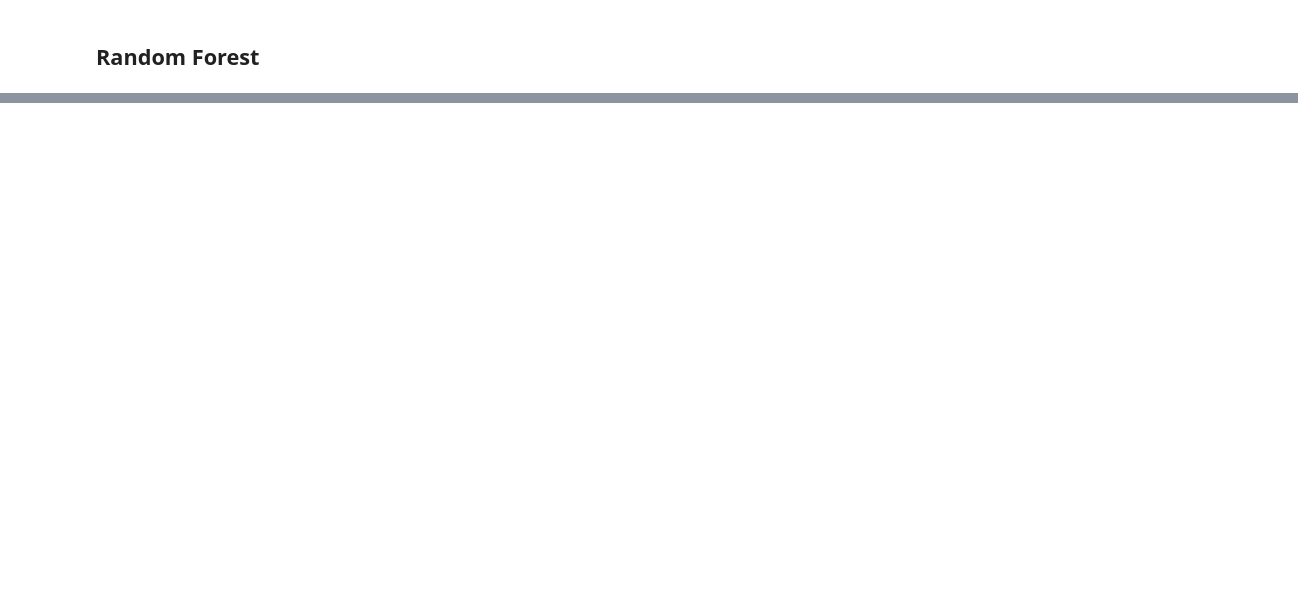
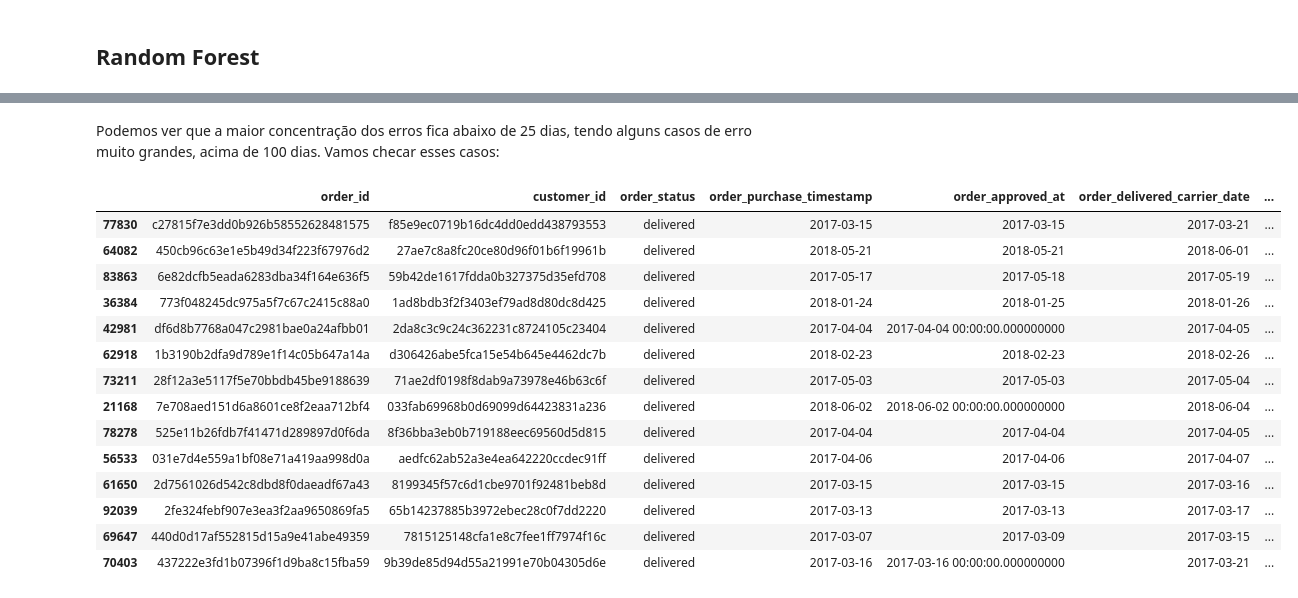
Before and after one commit to olini/freight-time-prediction, a Jupyter notebook: projeto_2.ipynb, the cells around one changed output, grey strips where cells are left out. Cells and saved outputs as stored; diff of their text form; code cells hidden in the pictures; blank space fills up the shorter version.

```diff
--- a/projeto_2.ipynb
+++ b/projeto_2.ipynb
@@ -296,0 +426,20 @@ Hyperparametros utilizados: {'regressor': LGBMRegressor(n_estimators=150, object
+# %% [markdown]
+Podemos ver que a maior concentração dos erros fica abaixo de 25 dias, tendo alguns casos de erro muito grandes, acima de 100 dias. Vamos checar esses casos:
+# %%
+X_test[X_test["erro_absoluto"] > 100]
+# %% [output]
+|  | order_id | customer_id | order_status | order_purchase_timestamp | order_approved_at | order_delivered_carrier_date | ... |
+| 77830 | c27815f7e3dd0b926b58552628481575 | f85e9ec0719b16dc4dd0edd438793553 | delivered | 2017-03-15 | 2017-03-15 | 2017-03-21 | ... |
+| 64082 | 450cb96c63e1e5b49d34f223f67976d2 | 27ae7c8a8fc20ce80d96f01b6f19961b | delivered | 2018-05-21 | 2018-05-21 | 2018-06-01 | ... |
+| 83863 | 6e82dcfb5eada6283dba34f164e636f5 | 59b42de1617fdda0b327375d35efd708 | delivered | 2017-05-17 | 2017-05-18 | 2017-05-19 | ... |
+| 36384 | 773f048245dc975a5f7c67c2415c88a0 | 1ad8bdb3f2f3403ef79ad8d80dc8d425 | delivered | 2018-01-24 | 2018-01-25 | 2018-01-26 | ... |
+| 42981 | df6d8b7768a047c2981bae0a24afbb01 | 2da8c3c9c24c362231c8724105c23404 | delivered | 2017-04-04 | 2017-04-04 00:00:00.000000000 | 2017-04-05 | ... |
+| 62918 | 1b3190b2dfa9d789e1f14c05b647a14a | d306426abe5fca15e54b645e4462dc7b | delivered | 2018-02-23 | 2018-02-23 | 2018-02-26 | ... |
+| 73211 | 28f12a3e5117f5e70bbdb45be9188639 | 71ae2df0198f8dab9a73978e46b63c6f | delivered | 2017-05-03 | 2017-05-03 | 2017-05-04 | ... |
+| 21168 | 7e708aed151d6a8601ce8f2eaa712bf4 | 033fab69968b0d69099d64423831a236 | delivered | 2018-06-02 | 2018-06-02 00:00:00.000000000 | 2018-06-04 | ... |
+| 78278 | 525e11b26fdb7f41471d289897d0f6da | 8f36bba3eb0b719188eec69560d5d815 | delivered | 2017-04-04 | 2017-04-04 | 2017-04-05 | ... |
+| 56533 | 031e7d4e559a1bf08e71a419aa998d0a | aedfc62ab52a3e4ea642220ccdec91ff | delivered | 2017-04-06 | 2017-04-06 | 2017-04-07 | ... |
+| 61650 | 2d7561026d542c8dbd8f0daeadf67a43 | 8199345f57c6d1cbe9701f92481beb8d | delivered | 2017-03-15 | 2017-03-15 | 2017-03-16 | ... |
+| 92039 | 2fe324febf907e3ea3f2aa9650869fa5 | 65b14237885b3972ebec28c0f7dd2220 | delivered | 2017-03-13 | 2017-03-13 | 2017-03-17 | ... |
+| 69647 | 440d0d17af552815d15a9e41abe49359 | 7815125148cfa1e8c7fee1ff7974f16c | delivered | 2017-03-07 | 2017-03-09 | 2017-03-15 | ... |
+| 70403 | 437222e3fd1b07396f1d9ba8c15fba59 | 9b39de85d94d55a21991e70b04305d6e | delivered | 2017-03-16 | 2017-03-16 00:00:00.000000000 | 2017-03-21 | ... |
```
Also changed, not shown: parts of 49 cells of this notebook.
